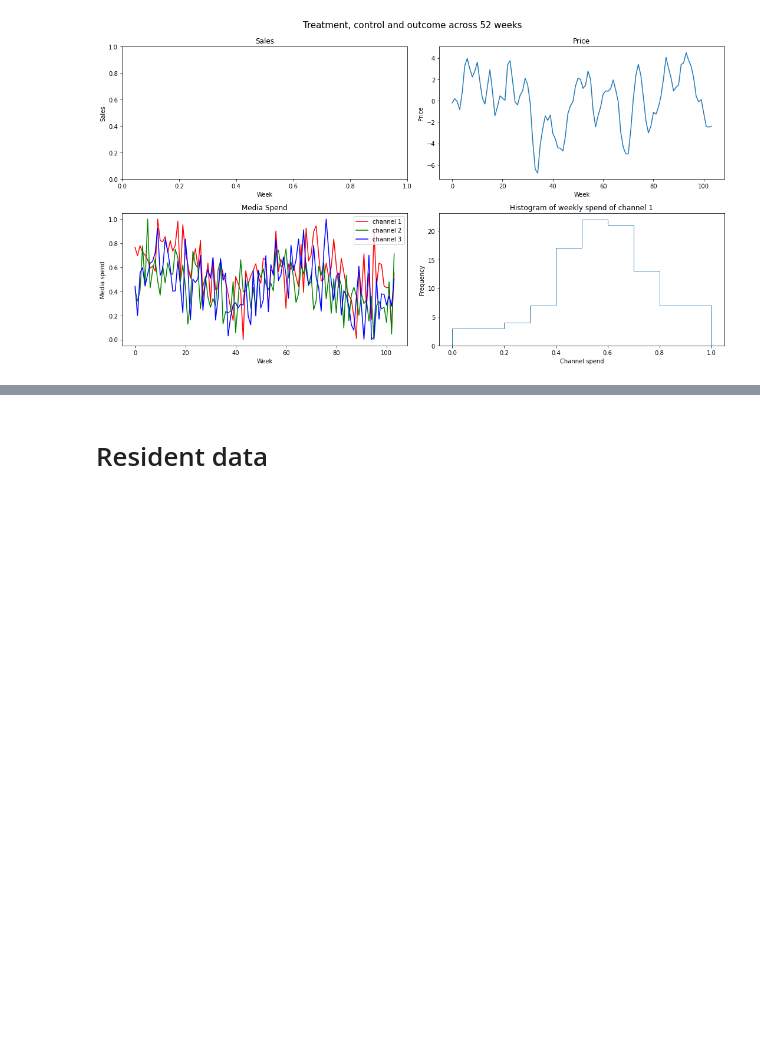
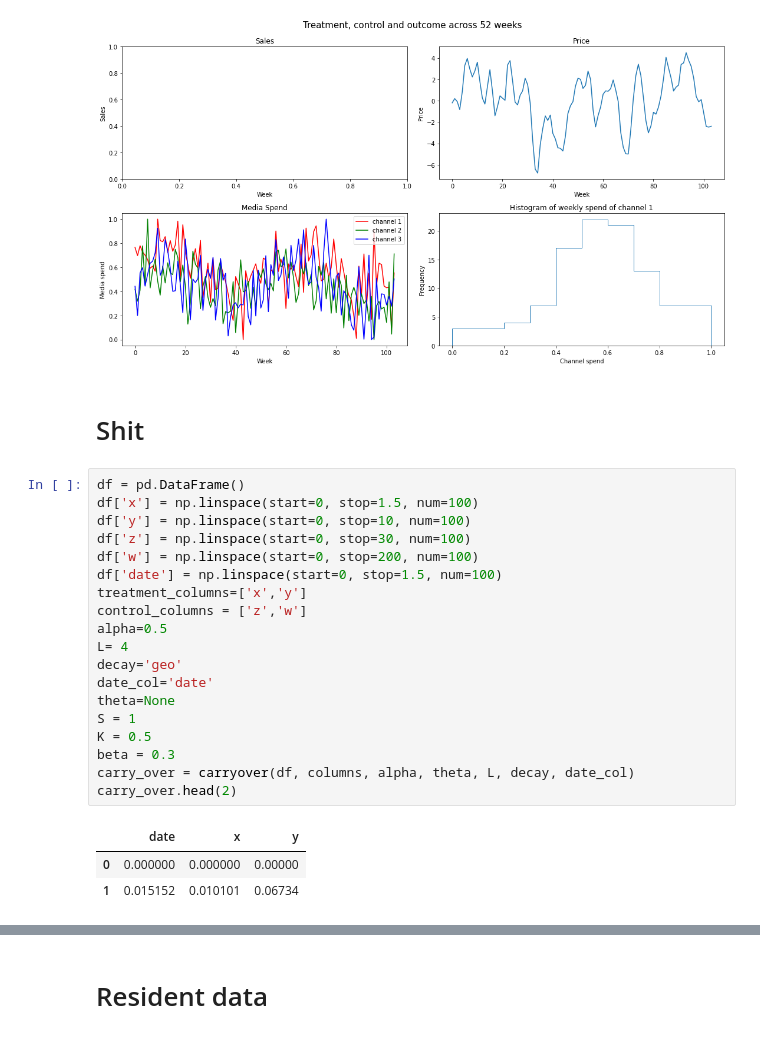
Before and after one commit to Amirgav-zz/mmm_ag, a Jupyter notebook: data_simulation.ipynb, the cells around one changed output, grey strips where cells are left out. Cells and saved outputs as stored; diff of their text form; blank space fills up the shorter version.

```diff
--- a/data_simulation.ipynb
+++ b/data_simulation.ipynb
@@ -249,3 +278,28 @@ fig.suptitle('Treatment, control and outcome across {} weeks'.format(period),fon
 fig.tight_layout()
 # %% [output]
 [figure]
+# %% [markdown]
+# Shit
+# %%
+df = pd.DataFrame()
+df['x'] = np.linspace(start=0, stop=1.5, num=100)
+df['y'] = np.linspace(start=0, stop=10, num=100)
+df['z'] = np.linspace(start=0, stop=30, num=100)
+df['w'] = np.linspace(start=0, stop=200, num=100)
+df['date'] = np.linspace(start=0, stop=1.5, num=100)
+treatment_columns=['x','y']
+control_columns = ['z','w']
+alpha=0.5
+L= 4
+decay='geo'
+date_col='date'
+theta=None
+S = 1
+K = 0.5
+beta = 0.3
+carry_over = carryover(df, columns, alpha, theta, L, decay, date_col)
+carry_over.head(2)
+# %% [output]
+|  | date | x | y |
+| 0 | 0.000000 | 0.000000 | 0.00000 |
+| 1 | 0.015152 | 0.010101 | 0.06734 |
```
Also changed, not shown: parts of 14 cells of this notebook.
